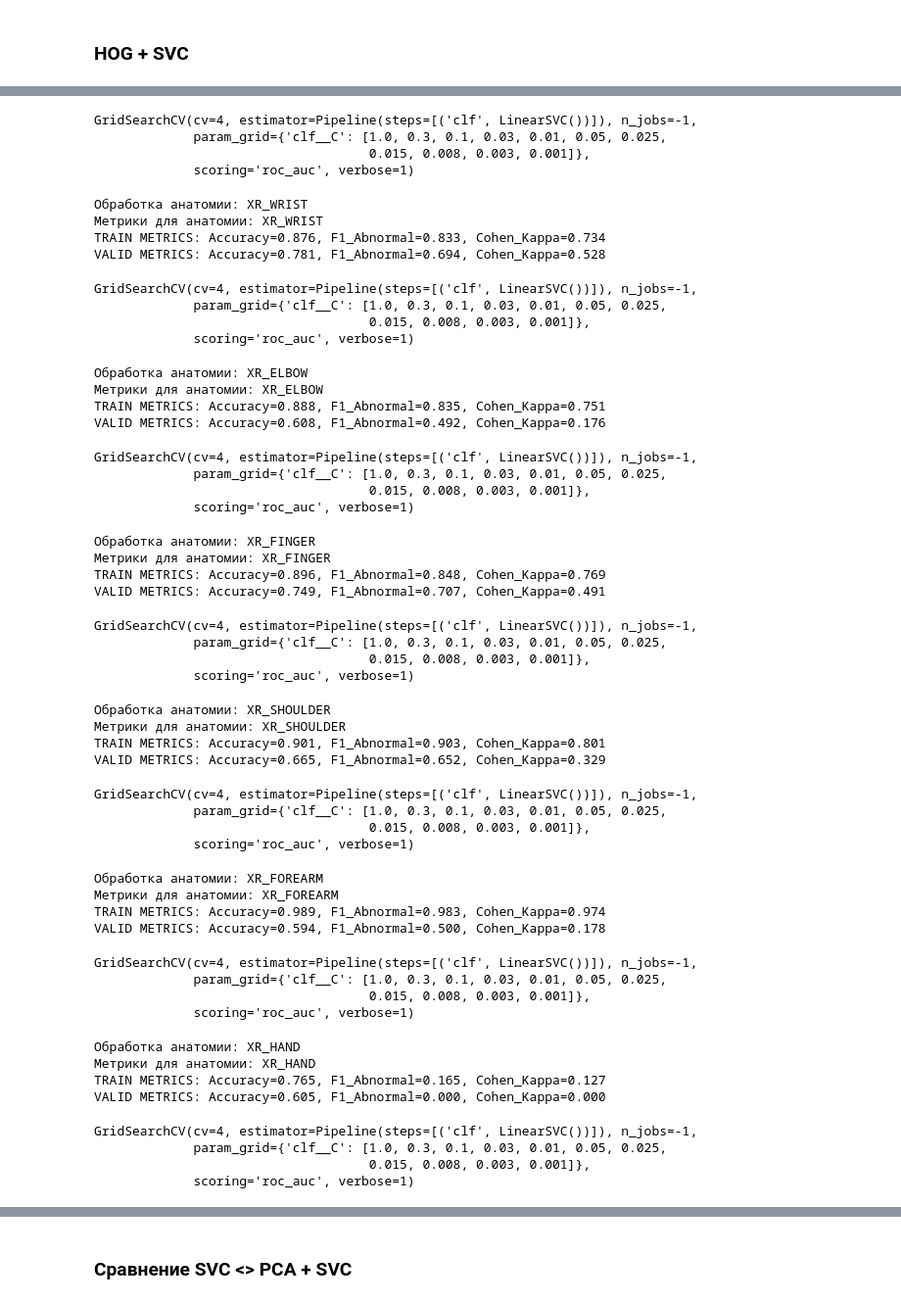
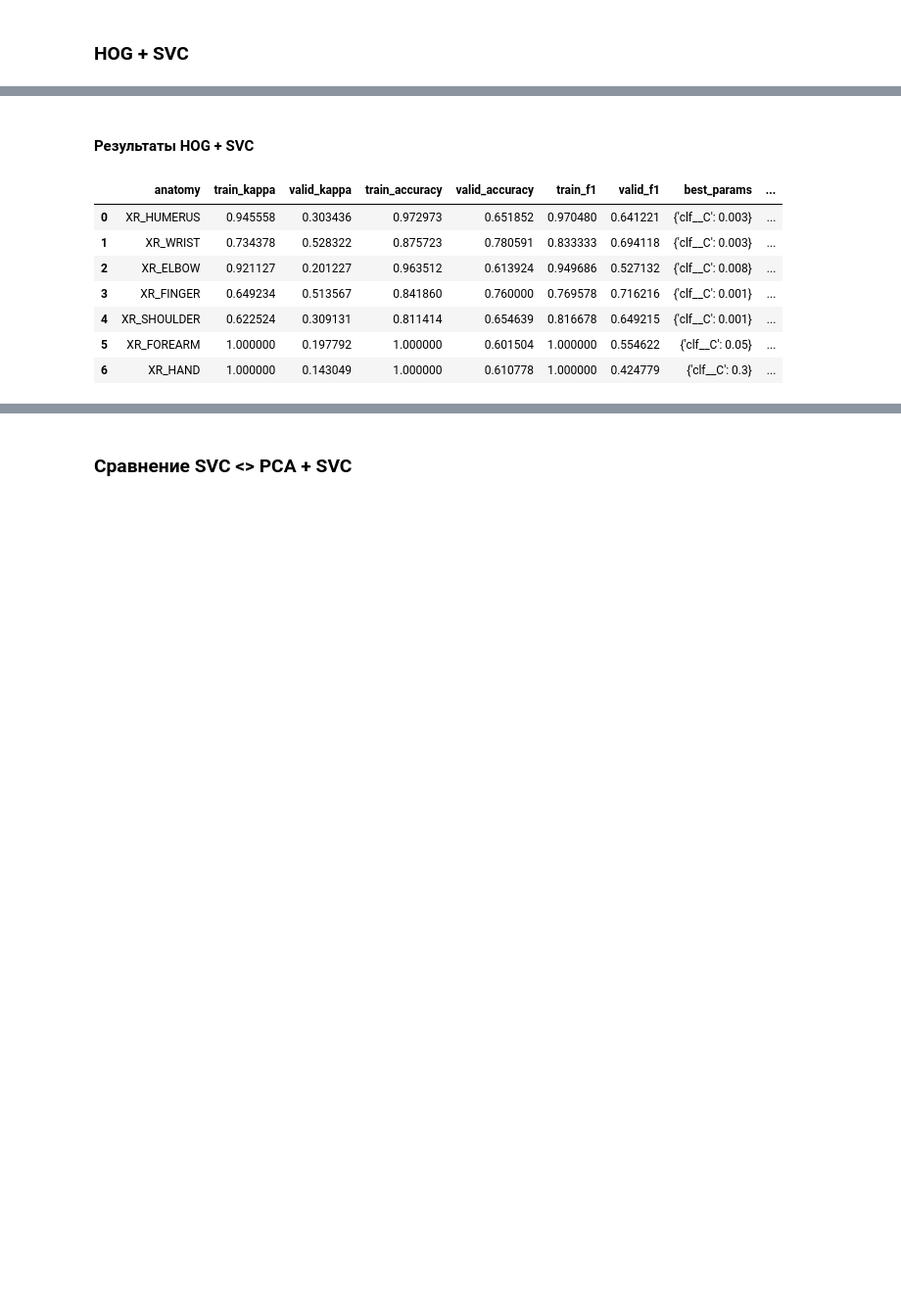
Before and after one commit to Year-project-team-2-Topic-12/Project2025, a Jupyter notebook: ML.ipynb, the cells around one changed output, grey strips where cells are left out. Shown at 98% size. Saved outputs shown, nothing was run; the diff lists cells and outputs as text; code cells hidden in the pictures; blank space fills up the shorter version.

```diff
--- a/ML.ipynb
+++ b/ML.ipynb
@@ -1103,6 +1103,7 @@ for anatomy in df['anatomy'].unique():
 %load_ext autoreload
 %autoreload 2
 import importlib
+from IPython.display import Markdown
 from sklearn.svm import LinearSVC
 from sklearn.pipeline import Pipeline
 
@@ -1124,17 +1125,16 @@ pipeline_hog_svc = Pipeline([
 param_grid_svc = {
     "clf__C": [1.0, 0.3, 0.1, 0.03, 0.01, 0.05, 0.025, 0.015, 0.008, 0.003, 0.001]
 }
-results_svc, models_svc = fit_hog_pipeline_bodyparts(
+results_svc_df = fit_hog_pipeline_bodyparts(
     pipeline_hog_svc,
     param_grid_svc,
     "hog_svc",
-    df
+    df,
+    grid_search_params={'n_jobs': 8},
 )
-
-# pipe = Pipeline([
-#     ("pca", PCA(n_components=300)),
-#     ("clf", SVC(kernel="rbf"))
-# ])
+results_svc_df.to_csv("results_hog_svc.csv", index=False)
+display(Markdown("#### Результаты HOG + SVC"))
+display(results_svc_df)
 # %% [output]
 The autoreload extension is already loaded. To reload it, use:
   %reload_ext autoreload
@@ -1147,52 +1156,9 @@ VALID METRICS: Accuracy=0.652, F1_Abnormal=0.641, Cohen_Kappa=0.303
-GridSearchCV(cv=4, estimator=Pipeline(steps=[('clf', LinearSVC())]), n_jobs=-1,
-             param_grid={'clf__C': [1.0, 0.3, 0.1, 0.03, 0.01, 0.05, 0.025,
-                                    0.015, 0.008, 0.003, 0.001]},
-             scoring='roc_auc', verbose=1)
-Обработка анатомии: XR_WRIST
-Метрики для анатомии: XR_WRIST
-TRAIN METRICS: Accuracy=0.876, F1_Abnormal=0.833, Cohen_Kappa=0.734
-VALID METRICS: Accuracy=0.781, F1_Abnormal=0.694, Cohen_Kappa=0.528
-GridSearchCV(cv=4, estimator=Pipeline(steps=[('clf', LinearSVC())]), n_jobs=-1,
-             param_grid={'clf__C': [1.0, 0.3, 0.1, 0.03, 0.01, 0.05, 0.025,
-                                    0.015, 0.008, 0.003, 0.001]},
-             scoring='roc_auc', verbose=1)
-Обработка анатомии: XR_ELBOW
-Метрики для анатомии: XR_ELBOW
-TRAIN METRICS: Accuracy=0.888, F1_Abnormal=0.835, Cohen_Kappa=0.751
-VALID METRICS: Accuracy=0.608, F1_Abnormal=0.492, Cohen_Kappa=0.176
-GridSearchCV(cv=4, estimator=Pipeline(steps=[('clf', LinearSVC())]), n_jobs=-1,
-             param_grid={'clf__C': [1.0, 0.3, 0.1, 0.03, 0.01, 0.05, 0.025,
-                                    0.015, 0.008, 0.003, 0.001]},
-             scoring='roc_auc', verbose=1)
-Обработка анатомии: XR_FINGER
-Метрики для анатомии: XR_FINGER
-TRAIN METRICS: Accuracy=0.896, F1_Abnormal=0.848, Cohen_Kappa=0.769
-VALID METRICS: Accuracy=0.749, F1_Abnormal=0.707, Cohen_Kappa=0.491
-GridSearchCV(cv=4, estimator=Pipeline(steps=[('clf', LinearSVC())]), n_jobs=-1,
-             param_grid={'clf__C': [1.0, 0.3, 0.1, 0.03, 0.01, 0.05, 0.025,
-                                    0.015, 0.008, 0.003, 0.001]},
-             scoring='roc_auc', verbose=1)
-Обработка анатомии: XR_SHOULDER
-Метрики для анатомии: XR_SHOULDER
-TRAIN METRICS: Accuracy=0.901, F1_Abnormal=0.903, Cohen_Kappa=0.801
-VALID METRICS: Accuracy=0.665, F1_Abnormal=0.652, Cohen_Kappa=0.329
-GridSearchCV(cv=4, estimator=Pipeline(steps=[('clf', LinearSVC())]), n_jobs=-1,
-             param_grid={'clf__C': [1.0, 0.3, 0.1, 0.03, 0.01, 0.05, 0.025,
-                                    0.015, 0.008, 0.003, 0.001]},
-             scoring='roc_auc', verbose=1)
-Обработка анатомии: XR_FOREARM
-Метрики для анатомии: XR_FOREARM
-TRAIN METRICS: Accuracy=0.989, F1_Abnormal=0.983, Cohen_Kappa=0.974
-VALID METRICS: Accuracy=0.594, F1_Abnormal=0.500, Cohen_Kappa=0.178
-GridSearchCV(cv=4, estimator=Pipeline(steps=[('clf', LinearSVC())]), n_jobs=-1,
-             param_grid={'clf__C': [1.0, 0.3, 0.1, 0.03, 0.01, 0.05, 0.025,
-                                    0.015, 0.008, 0.003, 0.001]},
-             scoring='roc_auc', verbose=1)
-Обработка анатомии: XR_HAND
-Метрики для анатомии: XR_HAND
-TRAIN METRICS: Accuracy=0.765, F1_Abnormal=0.165, Cohen_Kappa=0.127
-VALID METRICS: Accuracy=0.605, F1_Abnormal=0.000, Cohen_Kappa=0.000
-GridSearchCV(cv=4, estimator=Pipeline(steps=[('clf', LinearSVC())]), n_jobs=-1,
-             param_grid={'clf__C': [1.0, 0.3, 0.1, 0.03, 0.01, 0.05, 0.025,
-                                    0.015, 0.008, 0.003, 0.001]},
-             scoring='roc_auc', verbose=1)
+#### Результаты HOG + SVC
+|  | anatomy | train_kappa | valid_kappa | train_accuracy | valid_accuracy | train_f1 | valid_f1 | best_params | ... |
+| 0 | XR_HUMERUS | 0.945558 | 0.303436 | 0.972973 | 0.651852 | 0.970480 | 0.641221 | {'clf__C': 0.003} | ... |
+| 1 | XR_WRIST | 0.734378 | 0.528322 | 0.875723 | 0.780591 | 0.833333 | 0.694118 | {'clf__C': 0.003} | ... |
+| 2 | XR_ELBOW | 0.921127 | 0.201227 | 0.963512 | 0.613924 | 0.949686 | 0.527132 | {'clf__C': 0.008} | ... |
+| 3 | XR_FINGER | 0.649234 | 0.513567 | 0.841860 | 0.760000 | 0.769578 | 0.716216 | {'clf__C': 0.001} | ... |
+| 4 | XR_SHOULDER | 0.622524 | 0.309131 | 0.811414 | 0.654639 | 0.816678 | 0.649215 | {'clf__C': 0.001} | ... |
+| 5 | XR_FOREARM | 1.000000 | 0.197792 | 1.000000 | 0.601504 | 1.000000 | 0.554622 | {'clf__C': 0.05} | ... |
+| 6 | XR_HAND | 1.000000 | 0.143049 | 1.000000 | 0.610778 | 1.000000 | 0.424779 | {'clf__C': 0.3} | ... |
```
Also changed, not shown: parts of 26 cells of this notebook, 4 other files.
